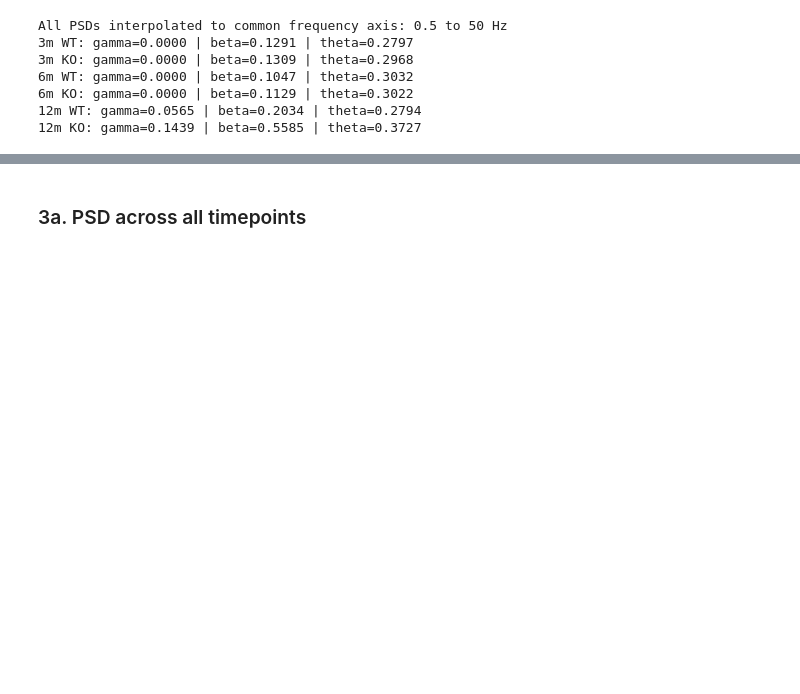
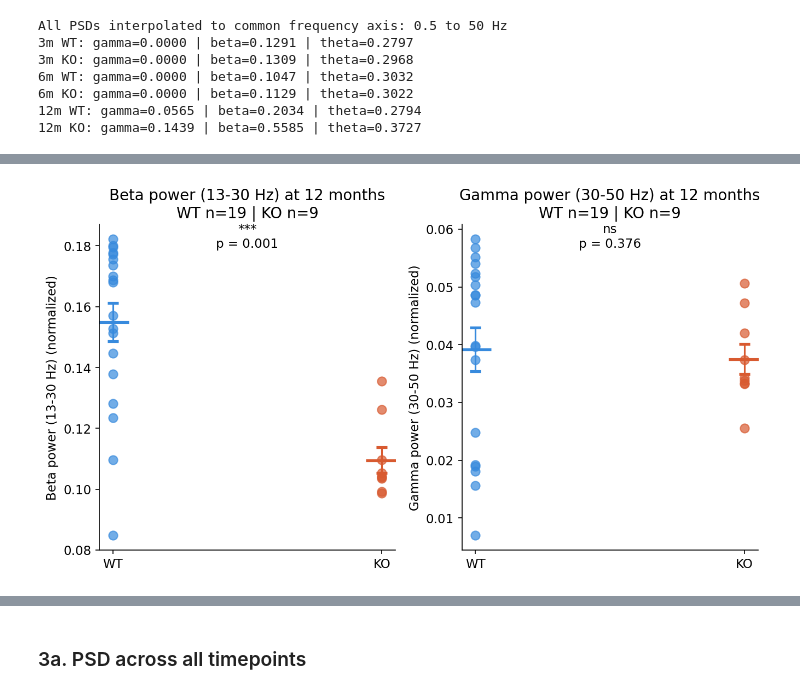
Before and after one commit to BelayTG/eeg-seizure-detection, a Jupyter notebook: notebooks/02_results.ipynb, the cells around one changed output, grey strips where cells are left out. Cells and saved outputs as stored; diff of their text form; code cells hidden in the pictures; blank space fills up the shorter version.

```diff
--- a/notebooks/02_results.ipynb
+++ b/notebooks/02_results.ipynb
@@ -195,0 +314,15 @@ Mann-Whitney U: stat=149.0, p=0.8761 (ns)
+# %%
+# Exclude animal 21507 — body weight loss >20% (illness unrelated to genotype)
+per_animal_wt_clean = per_animal_wt[per_animal_wt["animal_id"] != "21507"].reset_index(drop=True)
+
+stat, pval = mannwhitneyu(
+    per_animal_wt_clean["rate_per_min"],
+    per_animal_ko["rate_per_min"],
+    alternative="two-sided"
+)
+sig = "***" if pval < 0.001 else "**" if pval < 0.01 else "*" if pval < 0.05 else "ns"
+
+print(f"WT  mean ± SEM: {per_animal_wt_clean['rate_per_min'].mean():.2f} ± {per_animal_wt_clean['rate_per_min'].sem():.2f} events/min")
+print(f"KO  mean ± SEM: {per_animal_ko['rate_per_min'].mean():.2f} ± {per_animal_ko['rate_per_min'].sem():.2f} events/min")
+print(f"Mann-Whitney U: stat={stat:.1f}, p={pval:.4f} ({sig})")
+print(f"WT n={len(per_animal_wt_clean)} animals | KO n={len(per_animal_ko)} animals")
@@ -358,0 +573,63 @@ All PSDs interpolated to common frequency axis: 0.5 to 50 Hz
+# %%
+from scipy.stats import mannwhitneyu
+
+# Beta power comparison
+stat_beta, pval_beta = mannwhitneyu(
+    bp_wt_12m["beta"], bp_ko_12m["beta"],
+    alternative="two-sided"
+)
+
+# Gamma power comparison
+stat_gamma, pval_gamma = mannwhitneyu(
+    bp_wt_12m["gamma"], bp_ko_12m["gamma"],
+    alternative="two-sided"
+)
+
+sig_beta = "***" if pval_beta < 0.001 else "**" if pval_beta < 0.01 else "*" if pval_beta < 0.05 else "ns"
+sig_gamma = "***" if pval_gamma < 0.001 else "**" if pval_gamma < 0.01 else "*" if pval_gamma < 0.05 else "ns"
+
+print("12-month band power comparison (per animal):")
+print(f"\nBeta power:")
+print(f"  WT  mean ± SEM: {bp_wt_12m['beta'].mean():.4f} ± {bp_wt_12m['beta'].sem():.4f}")
+print(f"  KO  mean ± SEM: {bp_ko_12m['beta'].mean():.4f} ± {bp_ko_12m['beta'].sem():.4f}")
+print(f"  Mann-Whitney U: stat={stat_beta:.1f}, p={pval_beta:.4f} ({sig_beta})")
+print(f"  WT n={len(bp_wt_12m)} | KO n={len(bp_ko_12m)}")
+
+print(f"\nGamma power:")
+print(f"  WT  mean ± SEM: {bp_wt_12m['gamma'].mean():.4f} ± {bp_wt_12m['gamma'].sem():.4f}")
+print(f"  KO  mean ± SEM: {bp_ko_12m['gamma'].mean():.4f} ± {bp_ko_12m['gamma'].sem():.4f}")
+print(f"  Mann-Whitney U: stat={stat_gamma:.1f}, p={pval_gamma:.4f} ({sig_gamma})")
+
+# Publication quality plot
+fig, axes = plt.subplots(1, 2, figsize=(9, 5))
+colors = {"WT": "#378ADD", "KO": "#D85A30"}
+
+for ax, band, pval, sig, title in zip(
+    axes,
+    ["beta", "gamma"],
+    [pval_beta, pval_gamma],
+    [sig_beta, sig_gamma],
+    ["Beta power (13-30 Hz)", "Gamma power (30-50 Hz)"]
+):
+    for label, df_g in [("WT", bp_wt_12m), ("KO", bp_ko_12m)]:
+        ax.scatter(
+            [label] * len(df_g), df_g[band],
+            color=colors[label], alpha=0.7, s=60, zorder=3
+        )
+        mean = df_g[band].mean()
+        sem = df_g[band].sem()
+        ax.errorbar(
+            label, mean, yerr=sem,
+            fmt="_", markersize=28, markeredgewidth=2.5,
+            color=colors[label], capsize=5, capthick=2
+        )
+    ax.annotate(f"{sig}\np = {pval:.3f}", xy=(0.5, 0.93),
+                xycoords="axes fraction", ha="center", fontsize=11)
+    ax.set_ylabel(f"{title} (normalized)")
+    ax.set_title(f"{title} at 12 months\nWT n={len(bp_wt_12m)} | KO n={len(bp_ko_12m)}")
+
+plt.tight_layout()
+plt.savefig(os.path.join(FIGURES_DIR, "band_power_12m_per_animal.png"),
+            dpi=150, bbox_inches="tight")
+plt.show()
+# %% [output]
@@ -358,0 +648 @@ All PSDs interpolated to common frequency axis: 0.5 to 50 Hz
+[figure, added]
```
Also changed, not shown: parts of 15 cells of this notebook, 4 other files.
